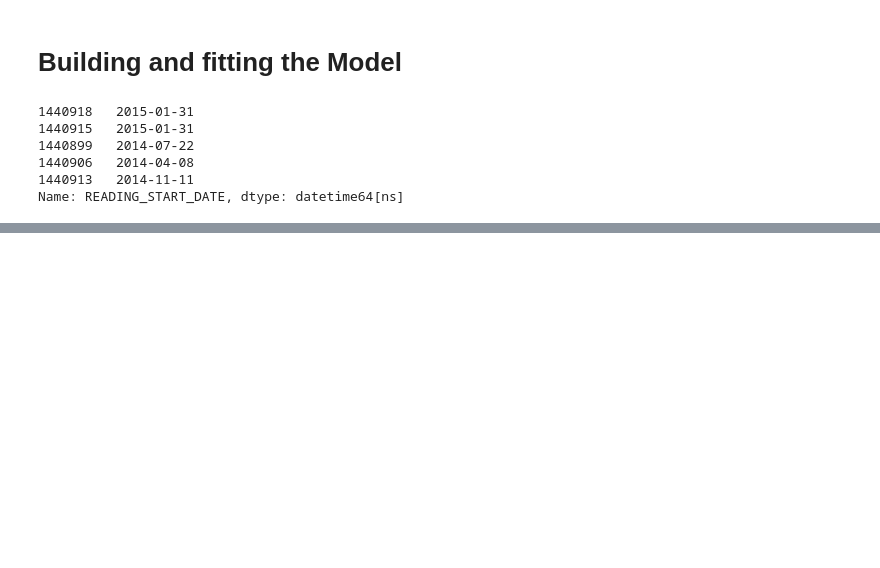
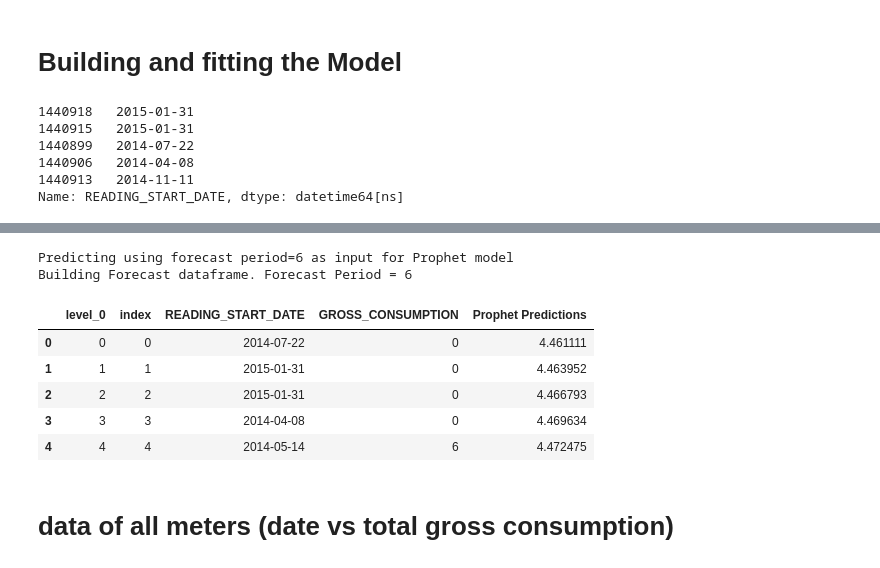
Before and after one commit to wiem-azzabi/Smart_Meter, a Jupyter notebook: water-meter2.ipynb, the cells around one changed output, grey strips where cells are left out. Saved outputs shown, nothing was run; the diff lists cells and outputs as text; code cells hidden in the pictures; blank space fills up the shorter version.

Commit message:
Kaggle Notebook | water meter2 | Version 9

```diff
--- a/water-meter2.ipynb
+++ b/water-meter2.ipynb
@@ -556,0 +544,4 @@ ModuleNotFoundError: No module named 'fbprophet'
+# %%
+test_df.reset_index(inplace=True)
+# %%
+test_df["Prophet Predictions"] = future_predictions["yhat"].values
@@ -556,0 +586,15 @@ ModuleNotFoundError: No module named 'fbprophet'
+# %%
+future_predictions = model.predict(testdata=6)
+test_df["Prophet Predictions"] = future_predictions["yhat"].values
+test_df.head()
+# %% [output]
+Predicting using forecast period=6 as input for Prophet model
+Building Forecast dataframe. Forecast Period = 6
+|  | level_0 | index | READING_START_DATE | GROSS_CONSUMPTION | Prophet Predictions |
+| 0 | 0 | 0 | 2014-07-22 | 0 | 4.461111 |
+| 1 | 1 | 1 | 2015-01-31 | 0 | 4.463952 |
+| 2 | 2 | 2 | 2015-01-31 | 0 | 4.466793 |
+| 3 | 3 | 3 | 2014-04-08 | 0 | 4.469634 |
+| 4 | 4 | 4 | 2014-05-14 | 6 | 4.472475 |
+# %% [markdown]
+# data of all meters (date vs total gross consumption)
```
Also changed, not shown: parts of 39 cells of this notebook.
